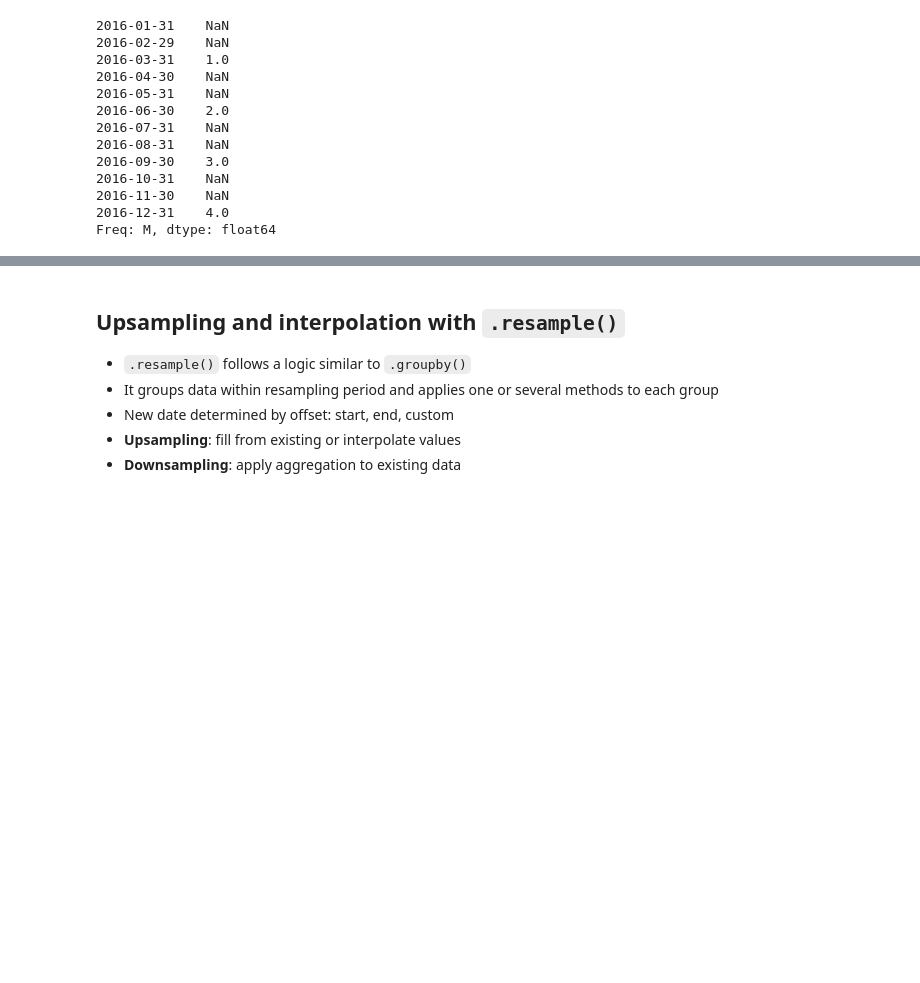
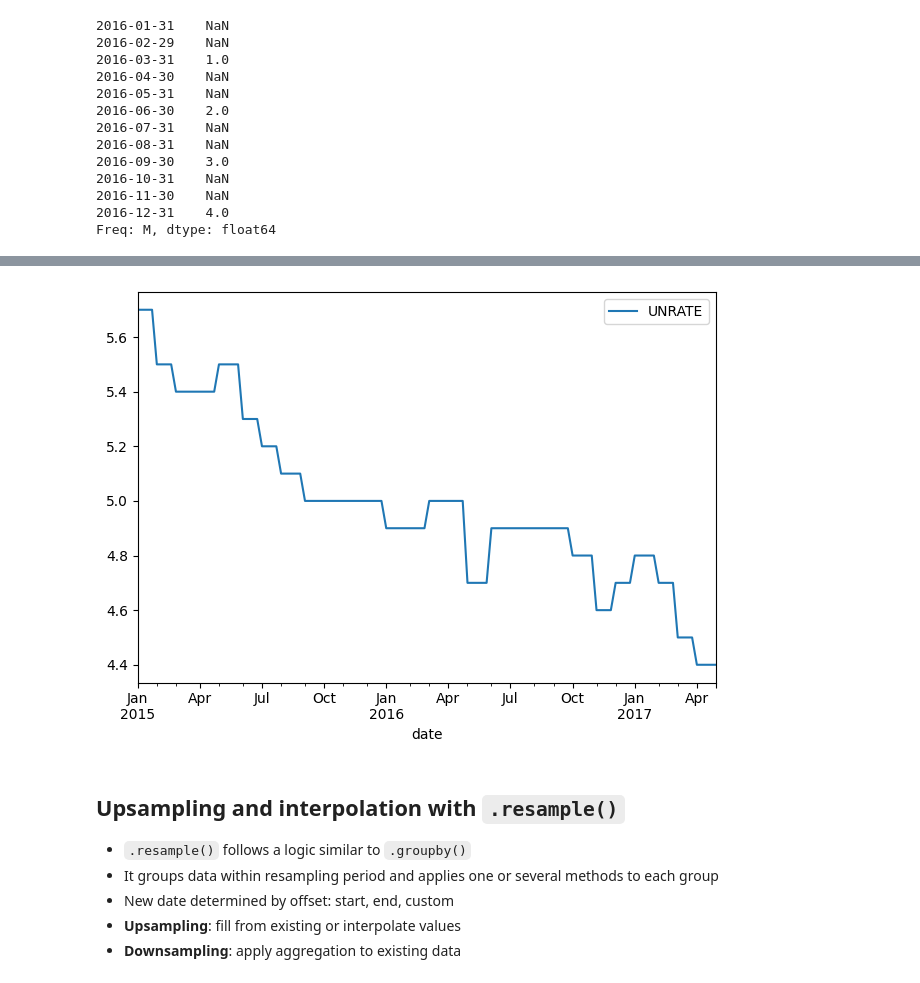
Before and after one commit to PaulToronto/DataCamp_TimeSeries, a Jupyter notebook: 02_Basic_Time_Series_Metrics_and_Resampling.ipynb, the cells around one changed output, grey strips where cells are left out. Saved outputs shown, nothing was run; the diff lists cells and outputs as text; code cells hidden in the pictures; blank space fills up the shorter version.

```diff
--- a/02_Basic_Time_Series_Metrics_and_Resampling.ipynb
+++ b/02_Basic_Time_Series_Metrics_and_Resampling.ipynb
@@ -470,0 +537,3 @@ Freq: M, dtype: float64
+# %%
+data = pd.read_csv(data_path + 'stock_data/unrate_2000.csv', parse_dates=['date'], index_col='date')
+data.info()
@@ -470,0 +600,3 @@ Freq: M, dtype: float64
+# %%
+weekly_ffill = data.asfreq('W', method='ffill')
+weekly_ffill
@@ -471,3 +618,9 @@ Freq: M, dtype: float64
+# %%
+weekly_ffill.loc['2015':].plot()
+plt.tight_layout()
+plt.show()
+# %% [output]
+[figure, added]
 # %% [markdown]
 ## Upsampling and interpolation with `.resample()`
 
```
Also changed, not shown: parts of 12 cells of this notebook.
